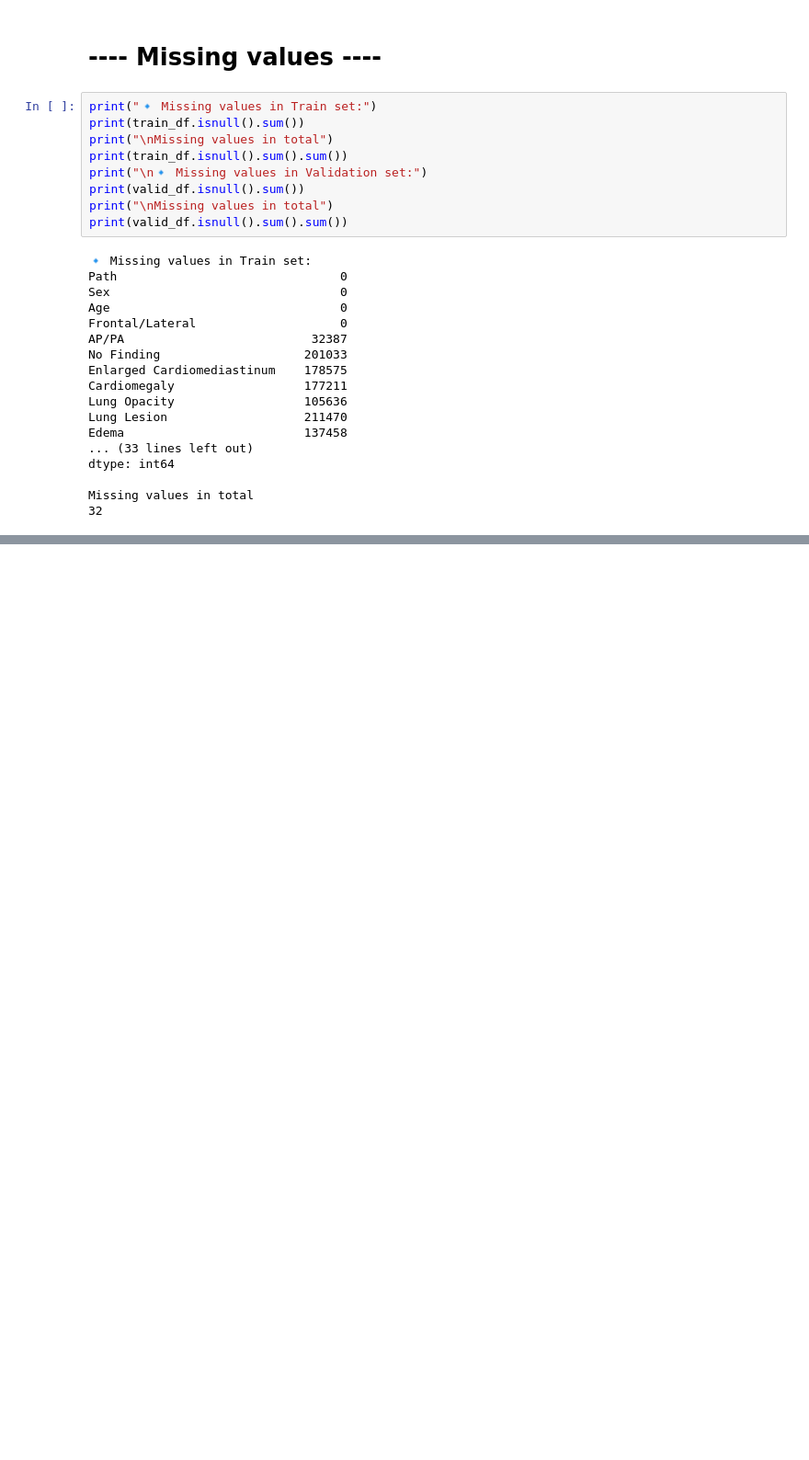
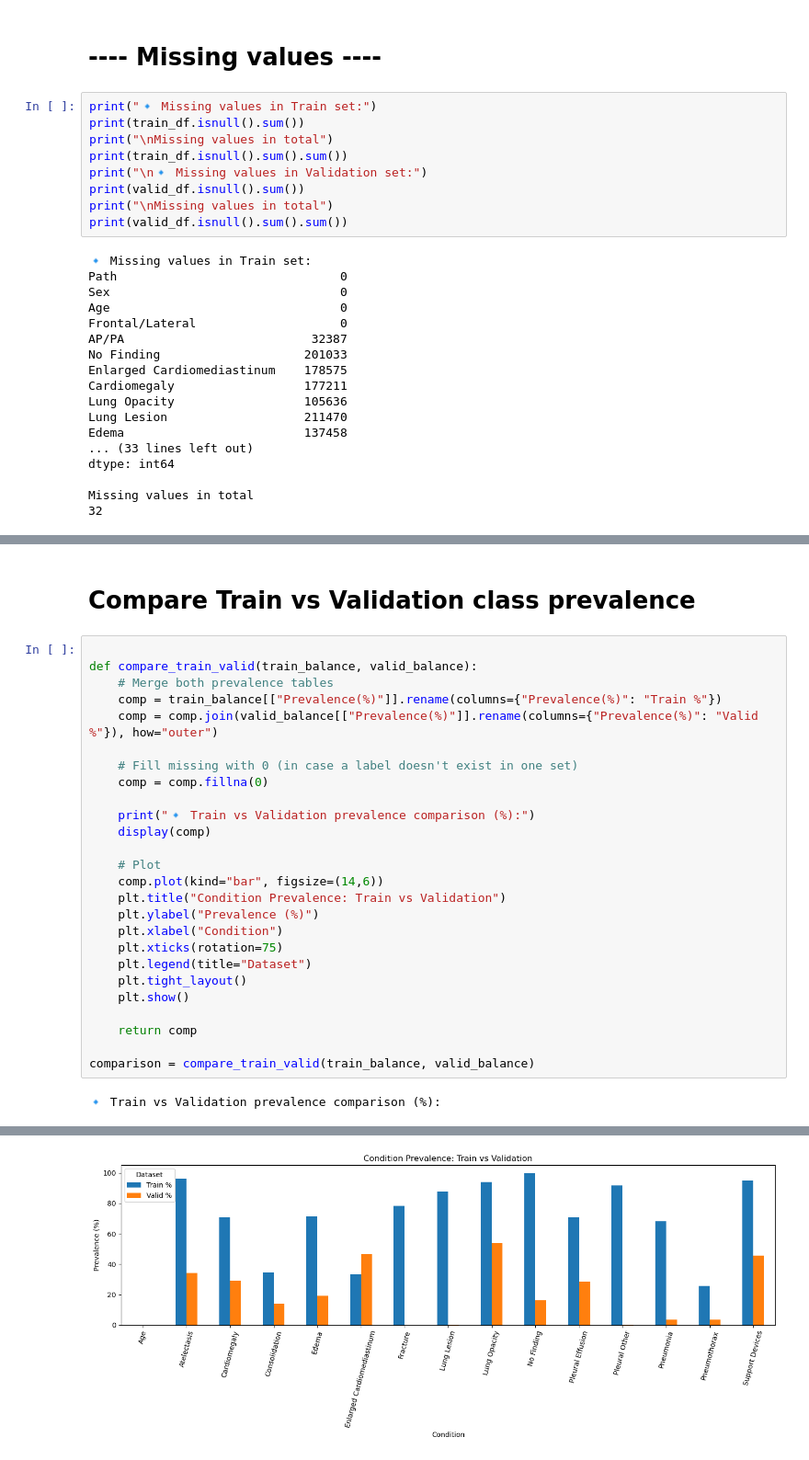
Before and after one commit to Mahyar-mhn/CheXRayVision, a Jupyter notebook: EDA/EDA.ipynb, the cells around one changed output, grey strips where cells are left out. Shown at 92% size. Drawn from its saved outputs; the diff is of its cells as text; blank space fills up the shorter version.

```diff
--- a/EDA/EDA.ipynb
+++ b/EDA/EDA.ipynb
@@ -166,0 +340,30 @@ Missing values in total
+# %% [markdown]
+# Compare Train vs Validation class prevalence
+# %%
+
+def compare_train_valid(train_balance, valid_balance):
+    # Merge both prevalence tables
+    comp = train_balance[["Prevalence(%)"]].rename(columns={"Prevalence(%)": "Train %"})
+    comp = comp.join(valid_balance[["Prevalence(%)"]].rename(columns={"Prevalence(%)": "Valid %"}), how="outer")
+
+    # Fill missing with 0 (in case a label doesn't exist in one set)
+    comp = comp.fillna(0)
+
+    print("🔹 Train vs Validation prevalence comparison (%):")
+    display(comp)
+
+    # Plot
+    comp.plot(kind="bar", figsize=(14,6))
+    plt.title("Condition Prevalence: Train vs Validation")
+    plt.ylabel("Prevalence (%)")
+    plt.xlabel("Condition")
+    plt.xticks(rotation=75)
+    plt.legend(title="Dataset")
+    plt.tight_layout()
+    plt.show()
+
+    return comp
+
+comparison = compare_train_valid(train_balance, valid_balance)
+# %% [output]
+🔹 Train vs Validation prevalence comparison (%):
@@ -166,0 +387 @@ Missing values in total
+[figure, added]
```
Also changed, not shown: parts of 9 cells of this notebook.
